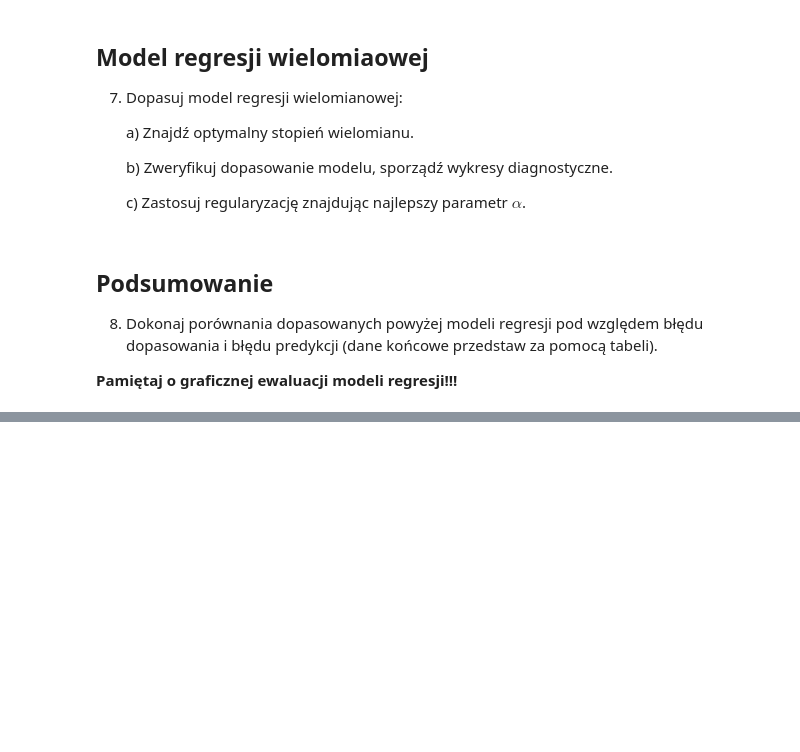
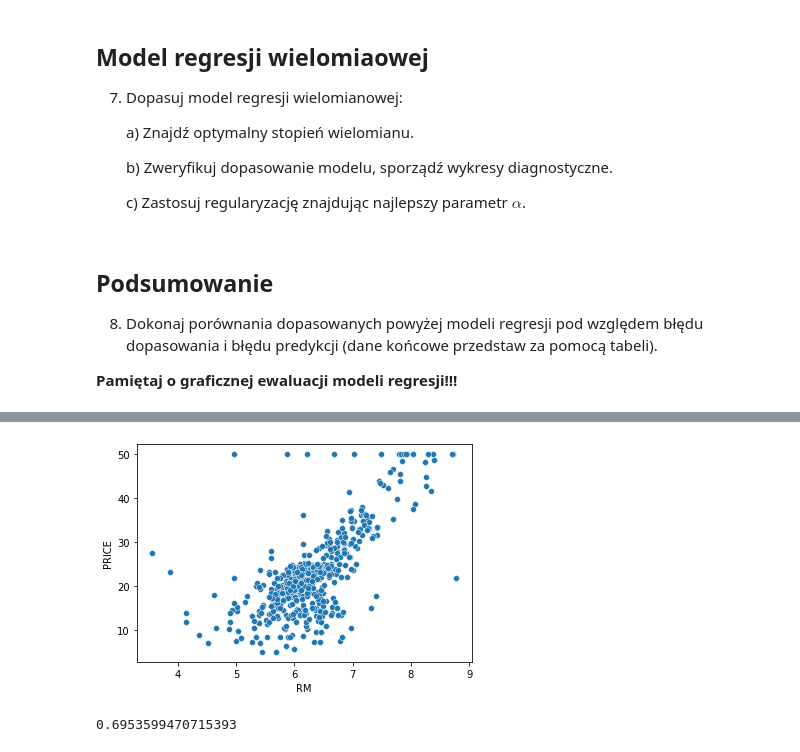
Before and after one commit to mdabrowski-phd/ds250223_regul, a Jupyter notebook: 03_regresja_liniowa_case_study/Case study - Boston House Dataset.ipynb, the cells around one changed output, grey strips where cells are left out. Saved outputs shown, nothing was run; the diff lists cells and outputs as text; code cells hidden in the pictures; blank space fills up the shorter version.

```diff
--- a/03_regresja_liniowa_case_study/Case study - Boston House Dataset.ipynb
+++ b/03_regresja_liniowa_case_study/Case study - Boston House Dataset.ipynb
@@ -118,0 +159,14 @@ boston_full['PRICE'] = boston['target']
+# %%
+#prosta regresja
+#1
+#PRICE - zm. zależna
+#RM - zm .niezależna
+x_small = boston_full.PRICE
+y_small = boston_full.RM
+sns.scatterplot(y_small, x_small)
+plt.show()
+np.corrcoef(x_small, y_small)[0,1]
+#zmienna są zależne liniowo
+# %% [output]
+[figure, added]
+0.6953599470715393
```
Also changed, not shown: parts of 15 cells of this notebook.
